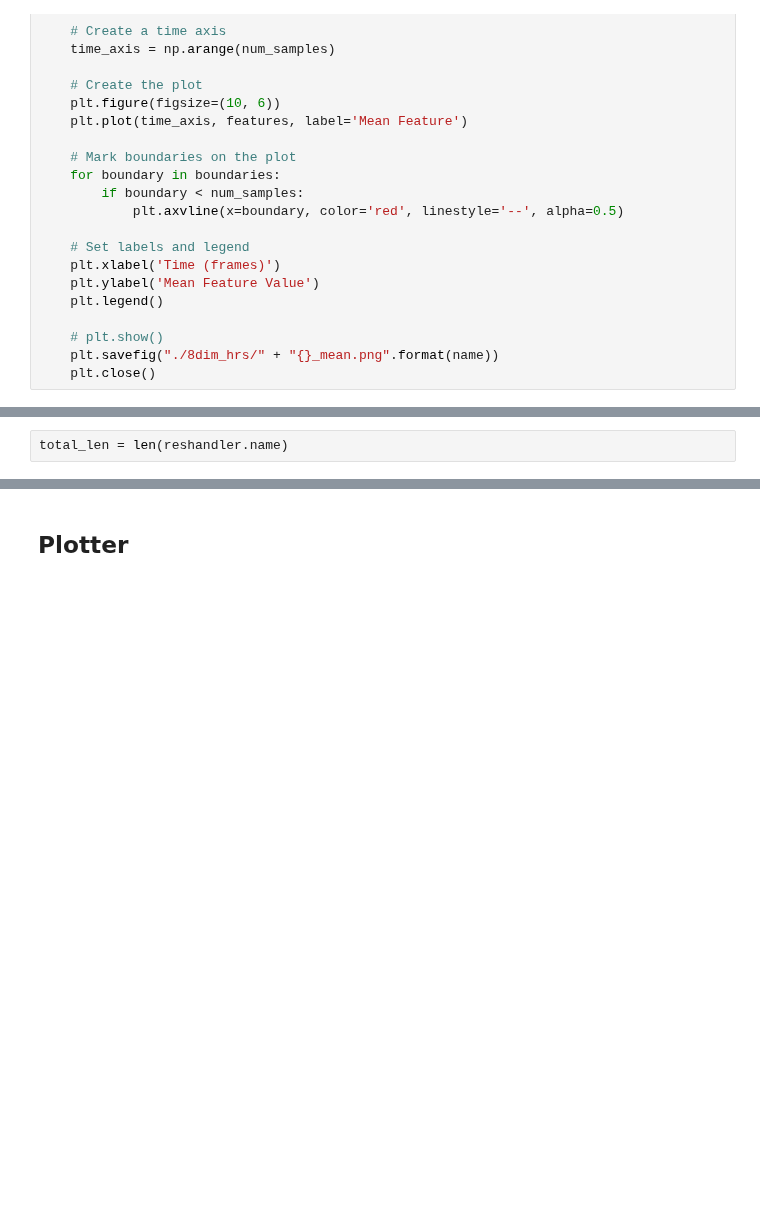
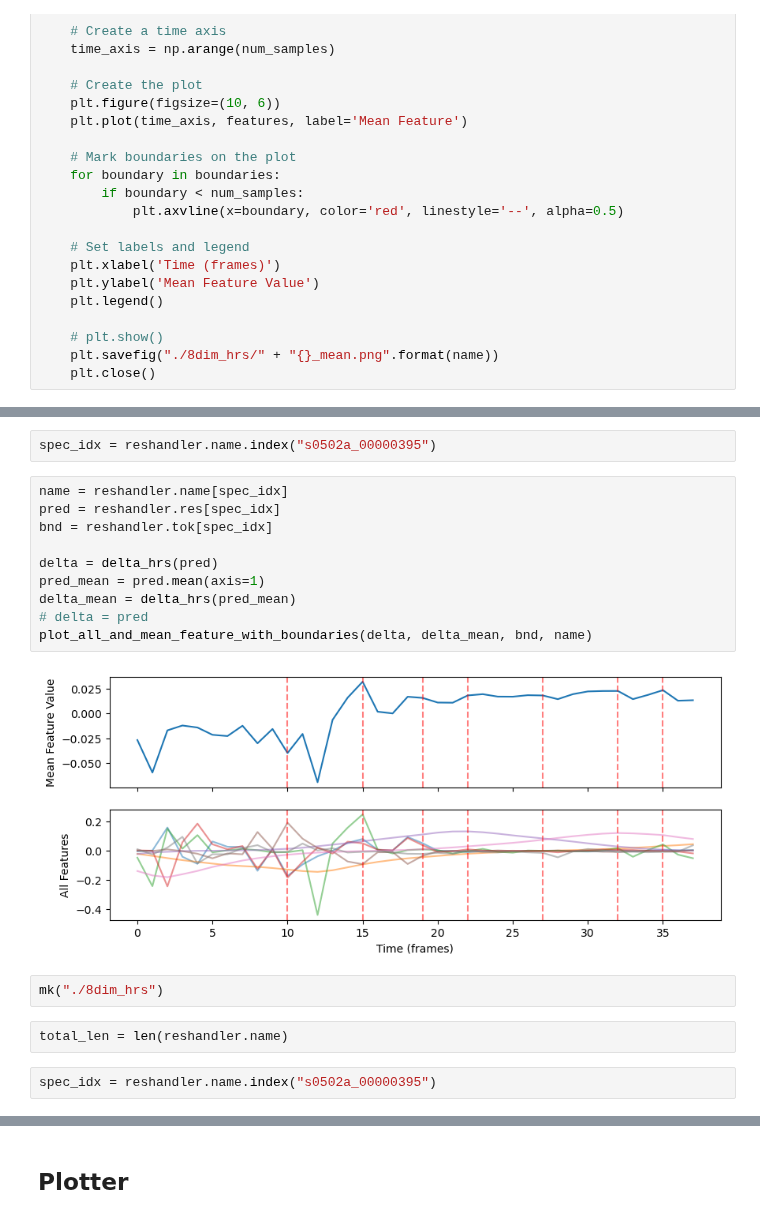
Before and after one commit to Frankalexej/wavln, a Jupyter notebook: SL_D_E_mel_AS_2.ipynb, the cells around one changed output, grey strips where cells are left out. Drawn from its saved outputs; the diff is of its cells as text; blank space fills up the shorter version.

```diff
--- a/SL_D_E_mel_AS_2.ipynb
+++ b/SL_D_E_mel_AS_2.ipynb
@@ -479,2 +528,20 @@ def plot_mean_feature_with_boundaries(features, boundaries, name):
+# %%
+spec_idx = reshandler.name.index("s0502a_00000395")
+# %%
+name = reshandler.name[spec_idx]
+pred = reshandler.res[spec_idx]
+bnd = reshandler.tok[spec_idx]
+
+delta = delta_hrs(pred)
+pred_mean = pred.mean(axis=1)
+delta_mean = delta_hrs(pred_mean)
+# delta = pred
+plot_all_and_mean_feature_with_boundaries(delta, delta_mean, bnd, name)
+# %% [output]
+[figure, added]
+# %%
+mk("./8dim_hrs")
 # %%
 total_len = len(reshandler.name)
+# %%
+spec_idx = reshandler.name.index("s0502a_00000395")
```
Also changed, not shown: parts of 3 cells of this notebook, 3 other files.
